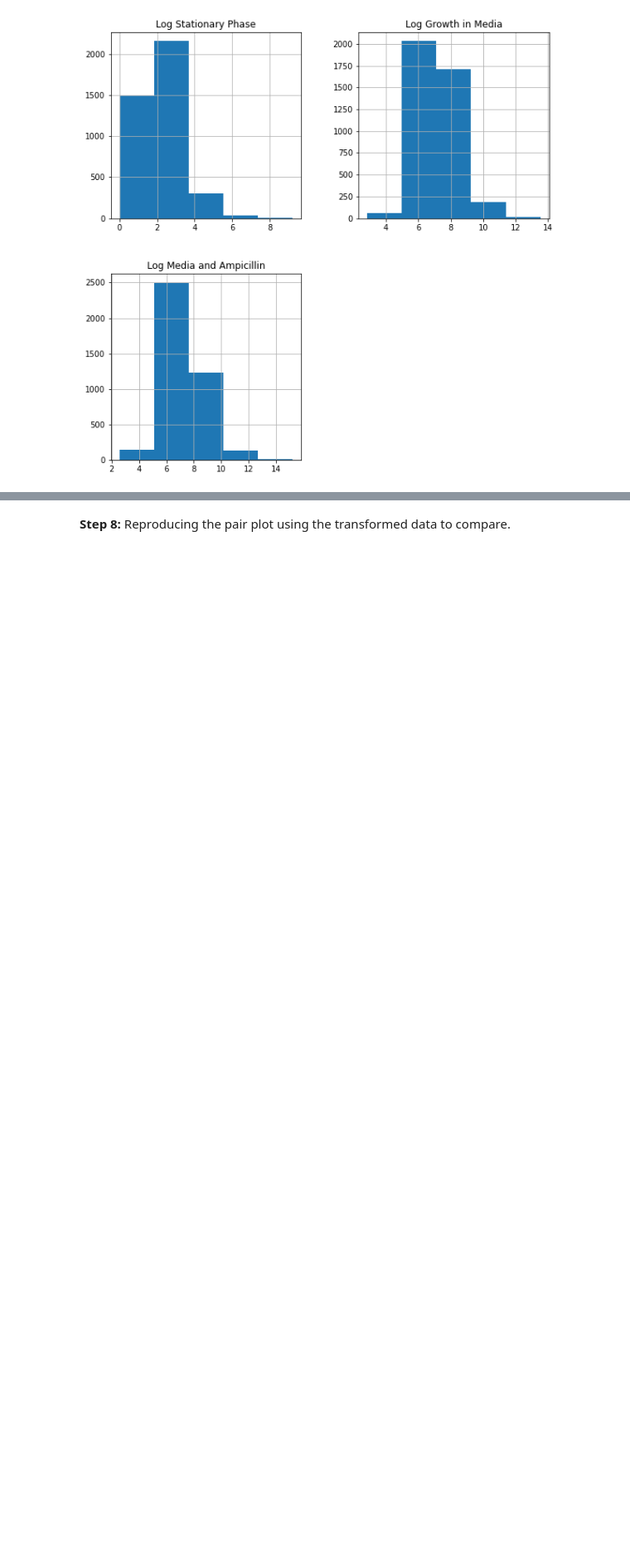
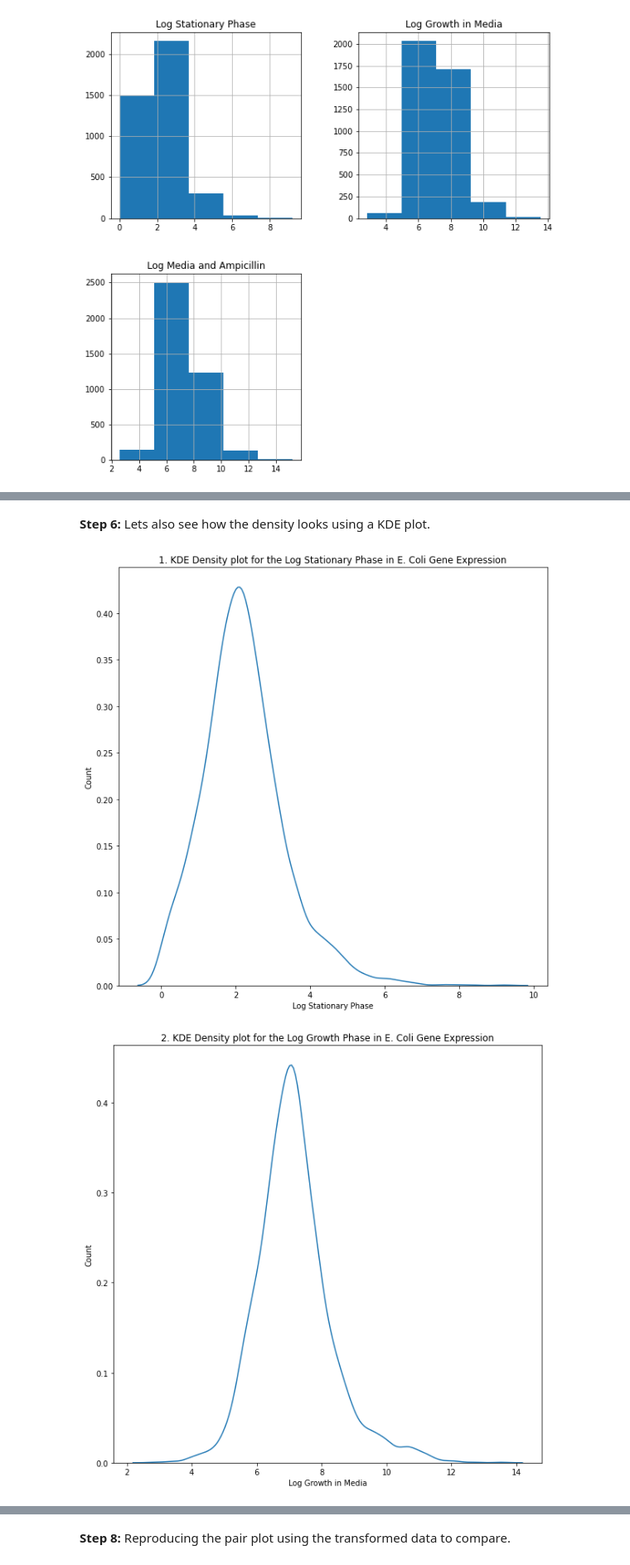
Before and after one commit to data301-2020-winter2/course-project-solo_115, a Jupyter notebook: analysis/Task5/Task_5_Analysis.ipynb, the cells around one changed output, grey strips where cells are left out. Shown: that part at 83% size. Cells and saved outputs as stored; diff of their text form; code cells hidden in the pictures; blank space fills up the shorter version.

```diff
--- a/analysis/Task5/Task_5_Analysis.ipynb
+++ b/analysis/Task5/Task_5_Analysis.ipynb
@@ -52,7 +52,7 @@ This dataset contains the averaged gene expression levels in *E coli* measured u
 **Step 2:** Correcting the dataset by filtering out lowly and non expressed genes first.
 # %%
 # filter out non-expressed genes
-expr_df = expr_df.loc[expr_df.sum(axis=1) > 0.0000000, :]
+expr_df = expr_df.loc[expr_df.sum(axis=1) > 0.5, :]
 
 # filter out lowly expressed
 expr_df = expr_df.loc[expr_df.sum(axis=1) > 25, :]
@@ -61,11 +61,11 @@ expr_df = expr_df.loc[expr_df.sum(axis=1) > 25, :]
 # %%
 import numpy as np
 expr_df['Log Stationary Phase'] = np.log(expr_df['Avg. Stationary Phase'])
-expr_df['Log Growth in Media'] = np.log(expr_df['Avg. Growth in Media (3h)'])
-expr_df['Log Media and Ampicillin'] = np.log(expr_df['Avg. Media and Ampicillin (3h)'])
+expr_df['Log Growth in Media'] = np.log(expr_df['Avg. Growth in Media'])
+expr_df['Log Media and Ampicillin'] = np.log(expr_df['Avg. Media and Ampicillin'])
 
 # drop coulmns of averages
-new_df = expr_df.drop(columns=['Avg. Stationary Phase', 'Avg. Growth in Media (3h)', 'Avg. Media and Ampicillin (3h)'])
+new_df = expr_df.drop(columns=['Avg. Stationary Phase', 'Avg. Growth in Media', 'Avg. Media and Ampicillin'])
 # %%
 new_df
 # %% [output]
@@ -131,3 +133,37 @@ Figure 1. Histogram plot of the log stationary phase, log growth phase, and log
 1. Log stationary phase is still skewed right.
 2. Log growth and media now looks roughly normally distributed.
 3. Log media and ampicillin now looks roughly normally distributed.
+# %% [markdown]
+**Step 6:** Lets also see how the density looks using a KDE plot.
+# %%
+import matplotlib.pyplot as plt
+import seaborn as sns
+
+plt.rcParams["figure.figsize"] = [10, 10]
+
+sns.kdeplot(plotdata['Log Stationary Phase'])
+
+plt.title("1. KDE Density plot for the Log Stationary Phase in E. Coli Gene Expression")
+plt.ylabel("Count")
+plt.show()
+
+plt.rcParams["figure.figsize"] = [10, 10]
+
+sns.kdeplot(plotdata['Log Growth in Media'])
+
+plt.title("2. KDE Density plot for the Log Growth Phase in E. Coli Gene Expression")
+plt.ylabel("Count")
+plt.show()
+
+plt.rcParams["figure.figsize"] = [10, 10]
+
+sns.kdeplot(plotdata['Log Media and Ampicillin'])
+
+plt.title("3. KDE Density plot for Ampicillin Treatment in E. Coli Gene Expression")
+plt.ylabel("Count")
+plt.show()
+
+# Milestone 3: Added KDE plots.
+# %% [output]
+[figure, added]
+[figure, added]
```
Also changed, not shown: parts of 16 cells of this notebook, 1 other file.
